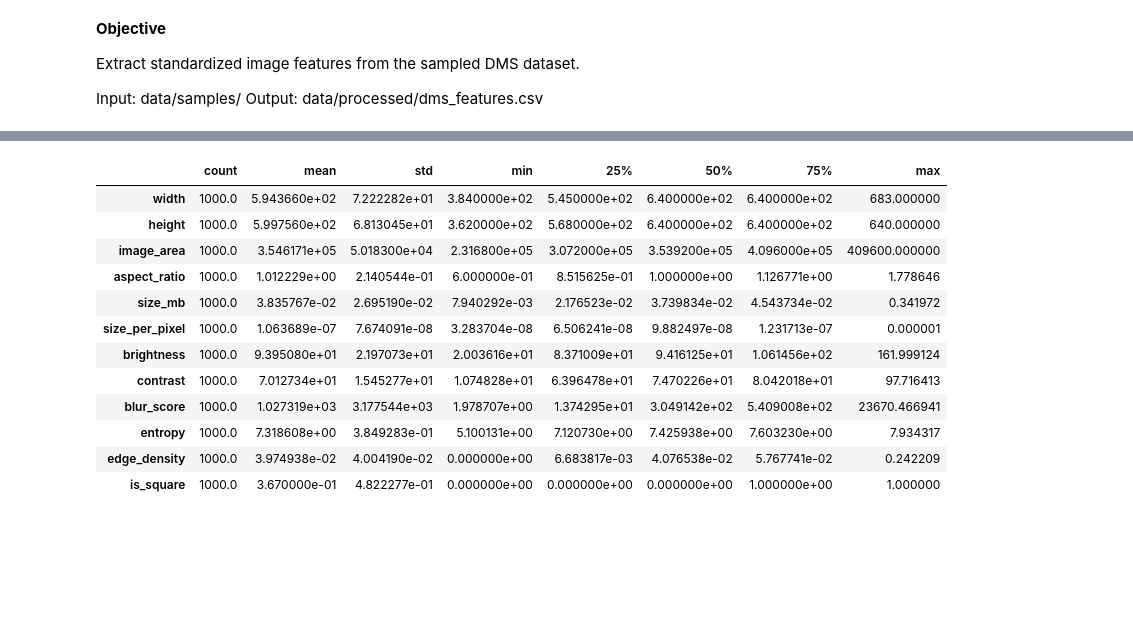
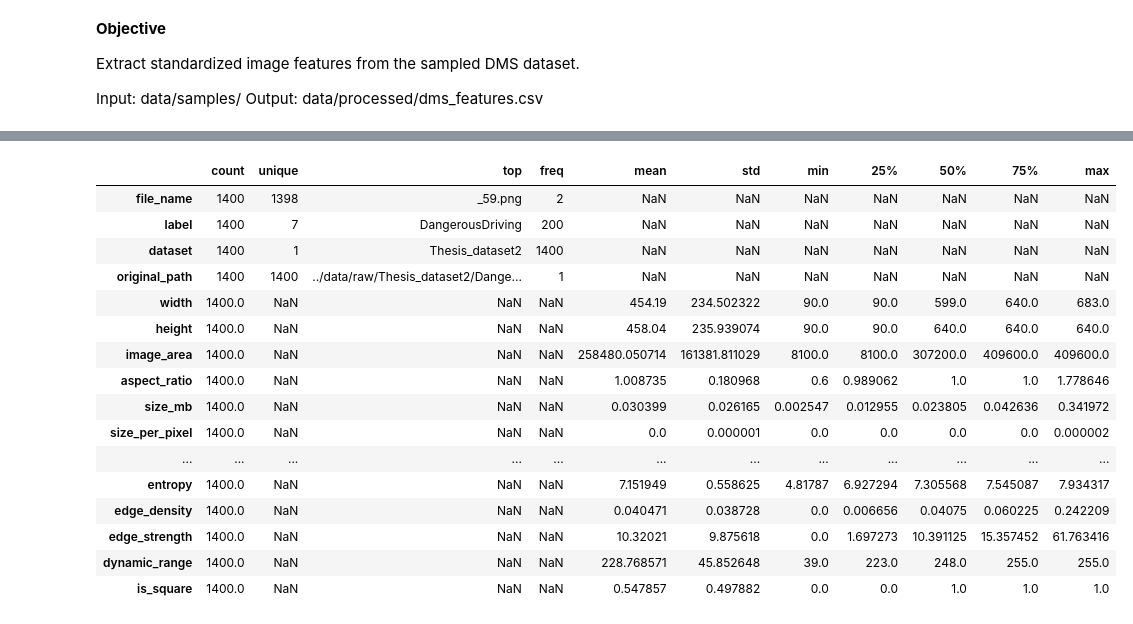
Before and after one commit to ankampriyanka/DBA-ai-trust-score-framework-Interim, a Jupyter notebook: notebooks/04_feature_engineering.ipynb, the cells around one changed output, grey strips where cells are left out. Cells and saved outputs as stored; diff of their text form; code cells hidden in the pictures; blank space fills up the shorter version.

```diff
--- a/notebooks/04_feature_engineering.ipynb
+++ b/notebooks/04_feature_engineering.ipynb
@@ -13,7 +13,9 @@ import pandas as pd
 from pathlib import Path
 from tqdm import tqdm
 # %%
-PROJECT_DIR = Path("/workspaces/DBA-ai-trust-score-framework-Interim")
+PROJECT_DIR = Path(
+    "/workspaces/DBA-ai-trust-score-framework-Interim"
+)
 
 SAMPLES_DIR = PROJECT_DIR / "data" / "samples"
 
@@ -118,29 +246,44 @@ def extract_features(image_path):
 # %%
 feature_rows = []
+
+missing_paths = 0
+failed_images = 0
 
 for _, row in tqdm(
     metadata.iterrows(),
     total=len(metadata)
 ):
 
+    folder = LABEL_FOLDER_MAP[
+        row["label"]
+    ]
+
     image_path = (
-
-        SAMPLES_DIR /
-
-        row["label"] /
-
-        row["file_name"]
-
+        SAMPLES_DIR
+        / folder
+        / row["file_name"]
     )
 
+    # Check image exists
     if not image_path.exists():
+
+        missing_paths += 1
+
         continue
 
-    features = extract_features(image_path)
+    # Extract image features
+    features = extract_features(
+        image_path
+    )
 
+    # Skip unreadable images
     if features is None:
+
+        failed_images += 1
+
         continue
 
+    # Combine metadata + image features
     feature_rows.append({
 
         **row.to_dict(),
@@ -148,3 +291,9 @@ for _, row in tqdm(
         **features
 
     })
+
+print("\nImages processed:", len(feature_rows))
+
+print("Missing paths:", missing_paths)
+
+print("Unreadable images:", failed_images)
@@ -185,19 +349,25 @@ edge_density      0
 is_square         0
 dtype: int64
 # %%
-feature_dataset.describe().T
+feature_dataset.describe(
+    include="all"
+).T
 # %% [output]
-|  | count | mean | std | min | 25% | 50% | 75% | max |
-| width | 1000.0 | 5.943660e+02 | 7.222282e+01 | 3.840000e+02 | 5.450000e+02 | 6.400000e+02 | 6.400000e+02 | 683.000000 |
-| height | 1000.0 | 5.997560e+02 | 6.813045e+01 | 3.620000e+02 | 5.680000e+02 | 6.400000e+02 | 6.400000e+02 | 640.000000 |
-| image_area | 1000.0 | 3.546171e+05 | 5.018300e+04 | 2.316800e+05 | 3.072000e+05 | 3.539200e+05 | 4.096000e+05 | 409600.000000 |
-| aspect_ratio | 1000.0 | 1.012229e+00 | 2.140544e-01 | 6.000000e-01 | 8.515625e-01 | 1.000000e+00 | 1.126771e+00 | 1.778646 |
-| size_mb | 1000.0 | 3.835767e-02 | 2.695190e-02 | 7.940292e-03 | 2.176523e-02 | 3.739834e-02 | 4.543734e-02 | 0.341972 |
-| size_per_pixel | 1000.0 | 1.063689e-07 | 7.674091e-08 | 3.283704e-08 | 6.506241e-08 | 9.882497e-08 | 1.231713e-07 | 0.000001 |
-| brightness | 1000.0 | 9.395080e+01 | 2.197073e+01 | 2.003616e+01 | 8.371009e+01 | 9.416125e+01 | 1.061456e+02 | 161.999124 |
-| contrast | 1000.0 | 7.012734e+01 | 1.545277e+01 | 1.074828e+01 | 6.396478e+01 | 7.470226e+01 | 8.042018e+01 | 97.716413 |
-| blur_score | 1000.0 | 1.027319e+03 | 3.177544e+03 | 1.978707e+00 | 1.374295e+01 | 3.049142e+02 | 5.409008e+02 | 23670.466941 |
-| entropy | 1000.0 | 7.318608e+00 | 3.849283e-01 | 5.100131e+00 | 7.120730e+00 | 7.425938e+00 | 7.603230e+00 | 7.934317 |
-| edge_density | 1000.0 | 3.974938e-02 | 4.004190e-02 | 0.000000e+00 | 6.683817e-03 | 4.076538e-02 | 5.767741e-02 | 0.242209 |
-| is_square | 1000.0 | 3.670000e-01 | 4.822277e-01 | 0.000000e+00 | 0.000000e+00 | 0.000000e+00 | 1.000000e+00 | 1.000000 |
+|  | count | unique | top | freq | mean | std | min | 25% | 50% | 75% | max |
+| file_name | 1400 | 1398 | _59.png | 2 | NaN | NaN | NaN | NaN | NaN | NaN | NaN |
+| label | 1400 | 7 | DangerousDriving | 200 | NaN | NaN | NaN | NaN | NaN | NaN | NaN |
+| dataset | 1400 | 1 | Thesis_dataset2 | 1400 | NaN | NaN | NaN | NaN | NaN | NaN | NaN |
+| original_path | 1400 | 1400 | ../data/raw/Thesis_dataset2/Dange... | 1 | NaN | NaN | NaN | NaN | NaN | NaN | NaN |
+| width | 1400.0 | NaN | NaN | NaN | 454.19 | 234.502322 | 90.0 | 90.0 | 599.0 | 640.0 | 683.0 |
+| height | 1400.0 | NaN | NaN | NaN | 458.04 | 235.939074 | 90.0 | 90.0 | 640.0 | 640.0 | 640.0 |
+| image_area | 1400.0 | NaN | NaN | NaN | 258480.050714 | 161381.811029 | 8100.0 | 8100.0 | 307200.0 | 409600.0 | 409600.0 |
+| aspect_ratio | 1400.0 | NaN | NaN | NaN | 1.008735 | 0.180968 | 0.6 | 0.989062 | 1.0 | 1.0 | 1.778646 |
+| size_mb | 1400.0 | NaN | NaN | NaN | 0.030399 | 0.026165 | 0.002547 | 0.012955 | 0.023805 | 0.042636 | 0.341972 |
+| size_per_pixel | 1400.0 | NaN | NaN | NaN | 0.0 | 0.000001 | 0.0 | 0.0 | 0.0 | 0.0 | 0.000002 |
+| ... | ... | ... | ... | ... | ... | ... | ... | ... | ... | ... | ... |
+| entropy | 1400.0 | NaN | NaN | NaN | 7.151949 | 0.558625 | 4.81787 | 6.927294 | 7.305568 | 7.545087 | 7.934317 |
+| edge_density | 1400.0 | NaN | NaN | NaN | 0.040471 | 0.038728 | 0.0 | 0.006656 | 0.04075 | 0.060225 | 0.242209 |
+| edge_strength | 1400.0 | NaN | NaN | NaN | 10.32021 | 9.875618 | 0.0 | 1.697273 | 10.391125 | 15.357452 | 61.763416 |
+| dynamic_range | 1400.0 | NaN | NaN | NaN | 228.768571 | 45.852648 | 39.0 | 223.0 | 248.0 | 255.0 | 255.0 |
+| is_square | 1400.0 | NaN | NaN | NaN | 0.547857 | 0.497882 | 0.0 | 0.0 | 1.0 | 1.0 | 1.0 |
 # %%
```
Also changed, not shown: parts of 14 cells of this notebook, 20 other files.
